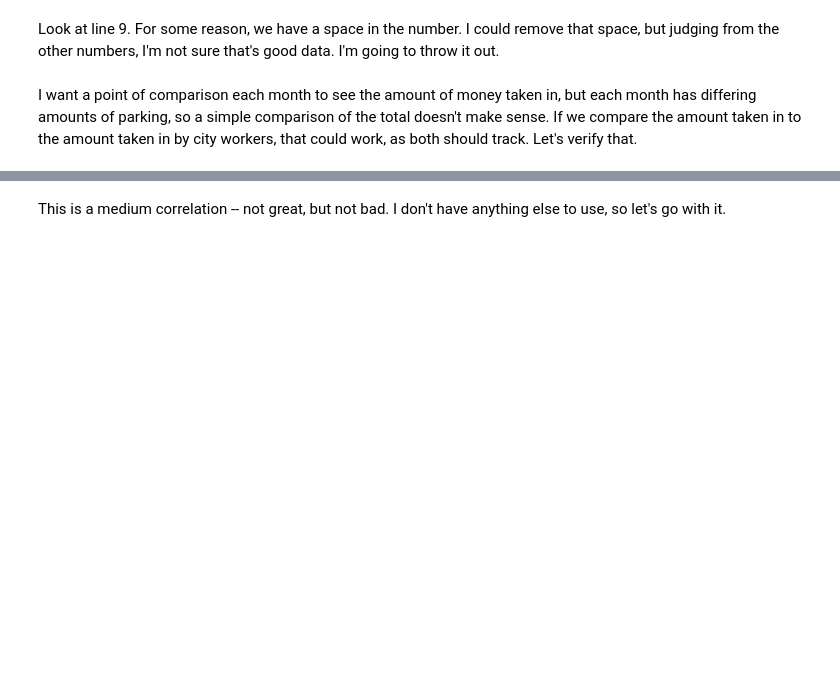
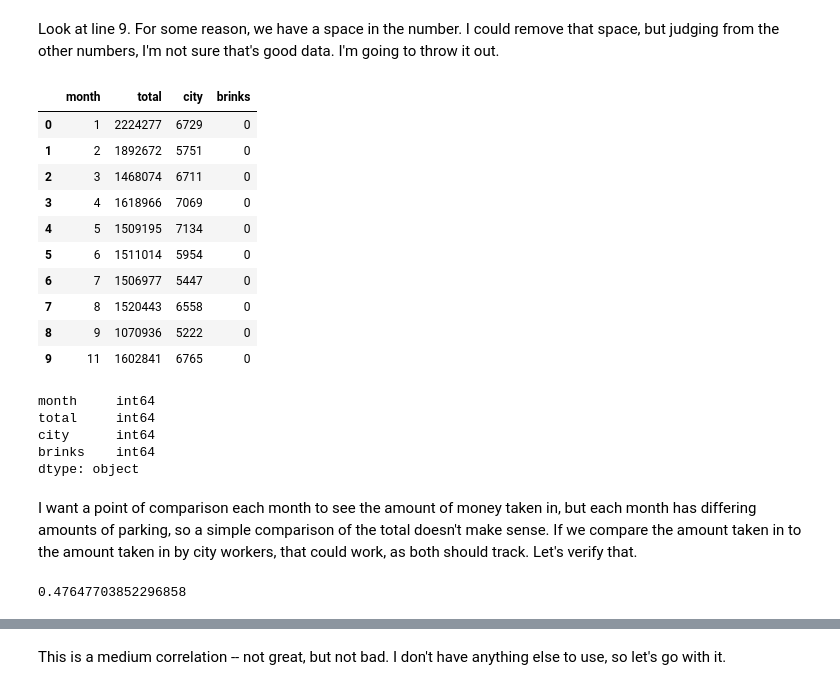
Before and after one commit to cndreisbach/stats-made-easy, a Jupyter notebook: p-values and confidence intervals.ipynb, the cells around one changed output, grey strips where cells are left out. Cells and saved outputs as stored; diff of their text form; code cells hidden in the pictures; blank space fills up the shorter version.

```diff
--- a/p-values and confidence intervals.ipynb
+++ b/p-values and confidence intervals.ipynb
@@ -28,15 +53,36 @@ meter_records.dtypes
 # %% [markdown]
 Look at line 9. For some reason, we have a space in the number. I could remove that space, but judging from the other numbers, I'm not sure that's good data. I'm going to throw it out.
 # %%
-meter_records = pd.read_csv("data/parking-meters.tsv", sep="\t", skiprows=[0,11], header=None,
+meter_records = pd.read_csv("data/parking-meters.tsv", sep="\t",
+                            skiprows=[0,11], header=None,
                             names=["month", "total", "city", "brinks"])
 meter_records.head(10)
+# %% [output]
+|  | month | total | city | brinks |
+| 0 | 1 | 2224277 | 6729 | 0 |
+| 1 | 2 | 1892672 | 5751 | 0 |
+| 2 | 3 | 1468074 | 6711 | 0 |
+| 3 | 4 | 1618966 | 7069 | 0 |
+| 4 | 5 | 1509195 | 7134 | 0 |
+| 5 | 6 | 1511014 | 5954 | 0 |
+| 6 | 7 | 1506977 | 5447 | 0 |
+| 7 | 8 | 1520443 | 6558 | 0 |
+| 8 | 9 | 1070936 | 5222 | 0 |
+| 9 | 11 | 1602841 | 6765 | 0 |
 # %%
 meter_records.dtypes
+# %% [output]
+month     int64
+total     int64
+city      int64
+brinks    int64
+dtype: object
 # %% [markdown]
 I want a point of comparison each month to see the amount of money taken in, but each month has differing amounts of parking, so a simple comparison of the total doesn't make sense. If we compare the amount taken in to the amount taken in by city workers, that could work, as both should track. Let's verify that.
 # %%
 meter_records.city.corr(meter_records.total)
+# %% [output]
+0.47647703852296858
 # %%
 meter_records.plot(kind="scatter", x="city", y="total", figsize=(10, 6))
 m, b = np.polyfit(meter_records.city, meter_records.total, 1)
```
Also changed, not shown: parts of 21 cells of this notebook, 1 other file.
